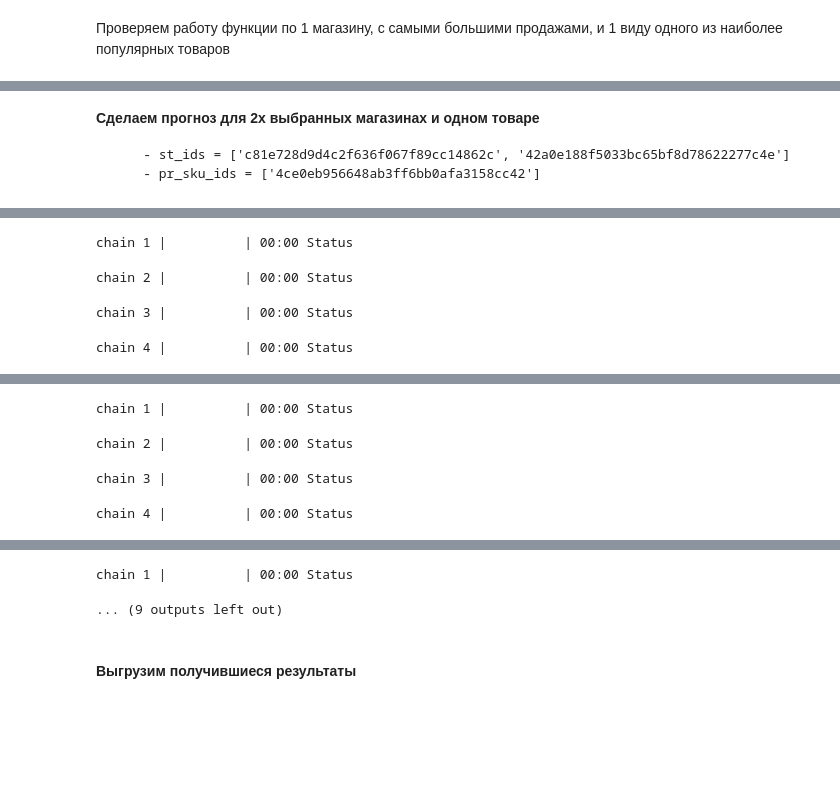
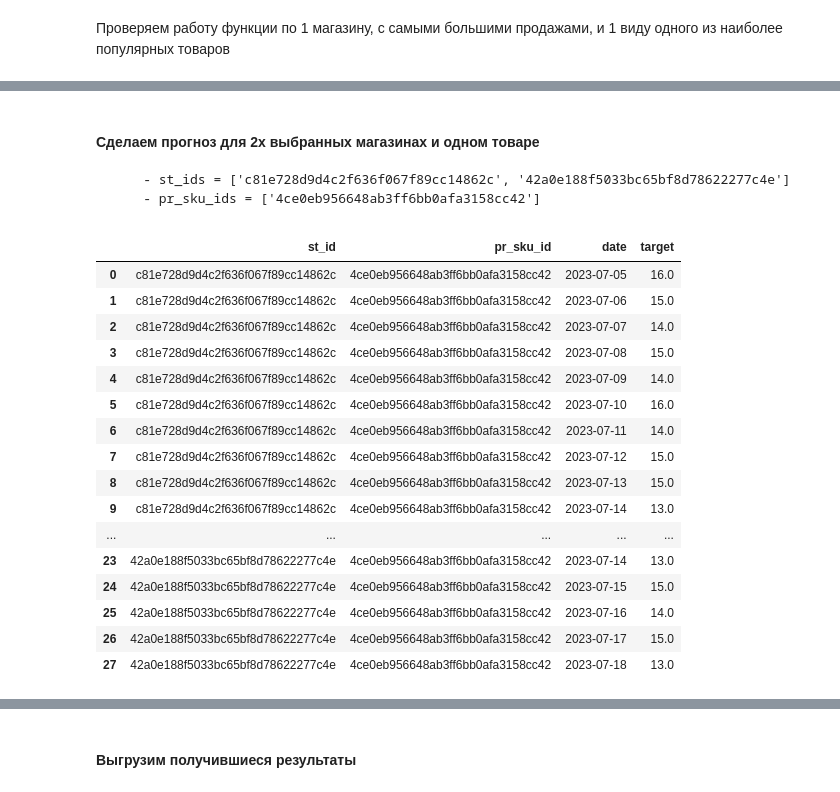
Before and after one commit to mishra-alla/Hakaton_LENTA, a Jupyter notebook: !LENTA_MAIN.ipynb, the cells around one changed output, grey strips where cells are left out. Drawn from its saved outputs; the diff is of its cells as text; code cells hidden in the pictures; blank space fills up the shorter version.

```diff
--- a/!LENTA_MAIN.ipynb
+++ b/!LENTA_MAIN.ipynb
@@ -1717,0 +1685,20 @@ chain 4 |          | 00:00 Status
+# %%
+#обучим модель предсказывать продажи на 2 недели
+def make_predict_model(df, model, st_id, pr_sku_id, period):
+    # выбираем определенный магазин и отвар
+    sku_st = df[(df['st_id'] == st_id) & (df['pr_sku_id'] == pr_sku_id)]
+    df = sku_st.reset_index()
+    future = model.make_future_df(periods=period) # датафрейм, для которого будем делать прогноз
+    # предсказания для регрессора
+    predict_model = DLT(response_col="price_units_stand",
+                    date_col="date",
+                    estimator="stan-mcmc",
+                    global_trend_option="loglinear",
+                    num_warmup=10000,
+                    num_sample=10000)
+
+    predict_model.fit(df)
+    return predict_model, future
+# %%
+#обучим модель прогноза на 14 недели на 1 наиболее продаваемом товаре в наиболее активном магазине
+predict_model, future = make_predict_model(df, model_dlt, st_id, pr_sku_id, 14)
@@ -1814,5 +1767,5 @@ sales_submission_future
 # %% [markdown]
-**Сделаем прогноз для 2х выбранных магазинах и одном товаре**
+#### **Сделаем прогноз для 2х выбранных магазинах и одном товаре**
 
         - st_ids = ['c81e728d9d4c2f636f067f89cc14862c', '42a0e188f5033bc65bf8d78622277c4e']
         - pr_sku_ids = ['4ce0eb956648ab3ff6bb0afa3158cc42']
@@ -1819,18 +1790,42 @@ sales_submission_future
 # %%
+%%time
 # Создаем пустой датафрейм для хранения всех результатов
-result_df_future = pd.DataFrame()
-
+predicted_sales = pd.DataFrame()
+#если для каких-то определенных собираем в список:
 st_ids = ['c81e728d9d4c2f636f067f89cc14862c', '42a0e188f5033bc65bf8d78622277c4e']
 pr_sku_ids = ['4ce0eb956648ab3ff6bb0afa3158cc42']
 
-# Считаем прогнозы для нужных магазинов и товаров
+# создаем словарь, где ключ - это магазин, а значения - это все товары,
+#которые имеются в магазине для обучения и прогноза продаж для всех магазинов
+#store_dict = df.groupby('st_id')['pr_sku_id'].apply(list).to_dict()
+# собираем в список все магазины
+#st_ids = list(store_dict.keys())
+
+# Считаем прогнозы продаж на 14 дней для нужных магазинов и товаров
 for st_id in st_ids:
-    for pr_sku_id in pr_sku_ids: # store_dict[st_id]:
+    for pr_sku_id in pr_sku_ids: # #store_dict[st_id]
         try:
-            df_1 = make_predict_future(df, st_id, pr_sku_id)
-            result_df_future = result_df_future.append(df_1, ignore_index=True)
+            df_1 = predict_future(df, model_dlt, predict_model, future, 14)
+            predicted_sales = predicted_sales.append(df_1, ignore_index=True)
         except Exception as e:
             print(f"Ошибка при обработке st_id:{st_id}, pr_sku_id:{pr_sku_id}: {e}")
 
-display(result_df_future)
+display(predicted_sales)
 # %% [output]
+|  | st_id | pr_sku_id | date | target |
+| 0 | c81e728d9d4c2f636f067f89cc14862c | 4ce0eb956648ab3ff6bb0afa3158cc42 | 2023-07-05 | 16.0 |
+| 1 | c81e728d9d4c2f636f067f89cc14862c | 4ce0eb956648ab3ff6bb0afa3158cc42 | 2023-07-06 | 15.0 |
+| 2 | c81e728d9d4c2f636f067f89cc14862c | 4ce0eb956648ab3ff6bb0afa3158cc42 | 2023-07-07 | 14.0 |
+| 3 | c81e728d9d4c2f636f067f89cc14862c | 4ce0eb956648ab3ff6bb0afa3158cc42 | 2023-07-08 | 15.0 |
+| 4 | c81e728d9d4c2f636f067f89cc14862c | 4ce0eb956648ab3ff6bb0afa3158cc42 | 2023-07-09 | 14.0 |
+| 5 | c81e728d9d4c2f636f067f89cc14862c | 4ce0eb956648ab3ff6bb0afa3158cc42 | 2023-07-10 | 16.0 |
+| 6 | c81e728d9d4c2f636f067f89cc14862c | 4ce0eb956648ab3ff6bb0afa3158cc42 | 2023-07-11 | 14.0 |
+| 7 | c81e728d9d4c2f636f067f89cc14862c | 4ce0eb956648ab3ff6bb0afa3158cc42 | 2023-07-12 | 15.0 |
+| 8 | c81e728d9d4c2f636f067f89cc14862c | 4ce0eb956648ab3ff6bb0afa3158cc42 | 2023-07-13 | 15.0 |
+| 9 | c81e728d9d4c2f636f067f89cc14862c | 4ce0eb956648ab3ff6bb0afa3158cc42 | 2023-07-14 | 13.0 |
+| ... | ... | ... | ... | ... |
+| 23 | 42a0e188f5033bc65bf8d78622277c4e | 4ce0eb956648ab3ff6bb0afa3158cc42 | 2023-07-14 | 13.0 |
+| 24 | 42a0e188f5033bc65bf8d78622277c4e | 4ce0eb956648ab3ff6bb0afa3158cc42 | 2023-07-15 | 15.0 |
+| 25 | 42a0e188f5033bc65bf8d78622277c4e | 4ce0eb956648ab3ff6bb0afa3158cc42 | 2023-07-16 | 14.0 |
+| 26 | 42a0e188f5033bc65bf8d78622277c4e | 4ce0eb956648ab3ff6bb0afa3158cc42 | 2023-07-17 | 15.0 |
+| 27 | 42a0e188f5033bc65bf8d78622277c4e | 4ce0eb956648ab3ff6bb0afa3158cc42 | 2023-07-18 | 13.0 |
@@ -1839,4 +1833,0 @@ INFO:orbit:Sampling (PyStan) with chains: 4, cores: 2, temperature: 1.000, warmu
-chain 1 |          | 00:00 Status
-chain 2 |          | 00:00 Status
-chain 3 |          | 00:00 Status
-chain 4 |          | 00:00 Status
@@ -1845,4 +1833,0 @@ INFO:orbit:Sampling (PyStan) with chains: 4, cores: 2, temperature: 1.000, warmu
-chain 1 |          | 00:00 Status
-chain 2 |          | 00:00 Status
-chain 3 |          | 00:00 Status
-chain 4 |          | 00:00 Status
@@ -1851,2 +1833,0 @@ INFO:orbit:Sampling (PyStan) with chains: 4, cores: 2, temperature: 1.000, warmu
-chain 1 |          | 00:00 Status
-... (9 outputs left out)
```
Also changed, not shown: parts of 72 cells of this notebook, 3 other files.
